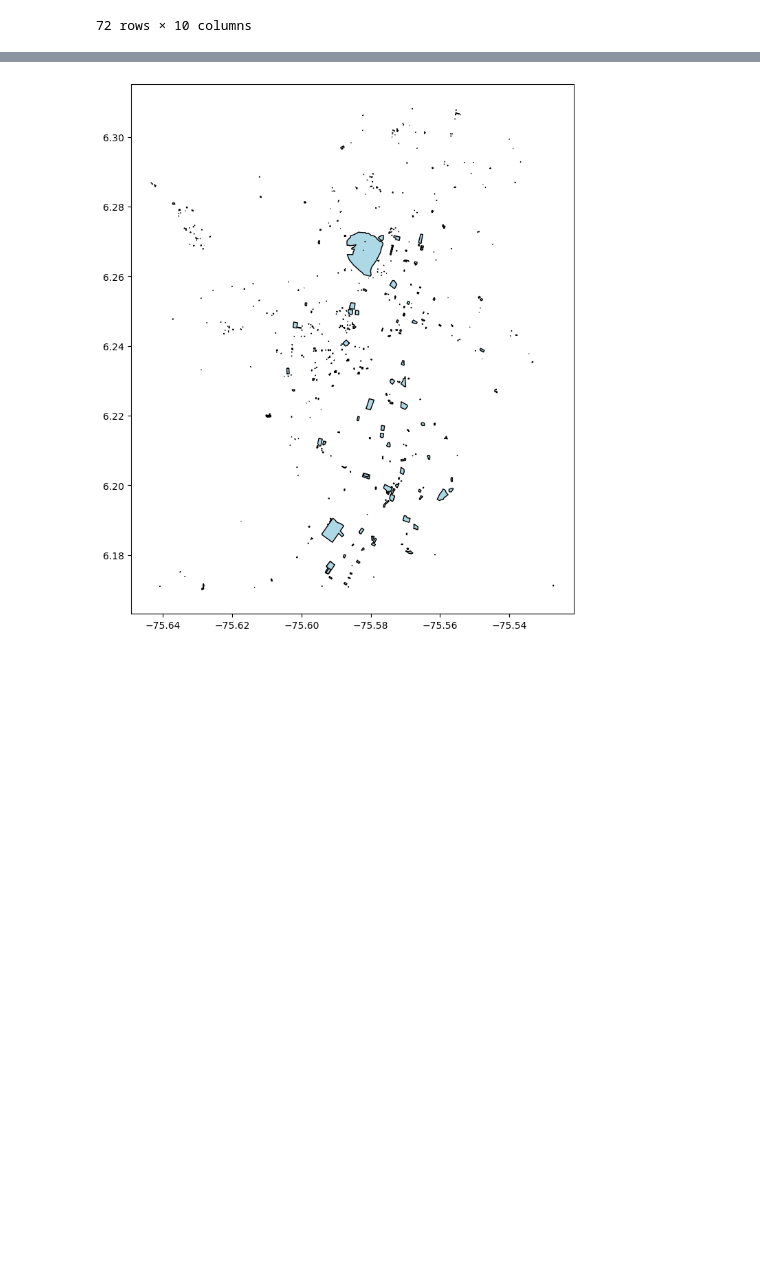
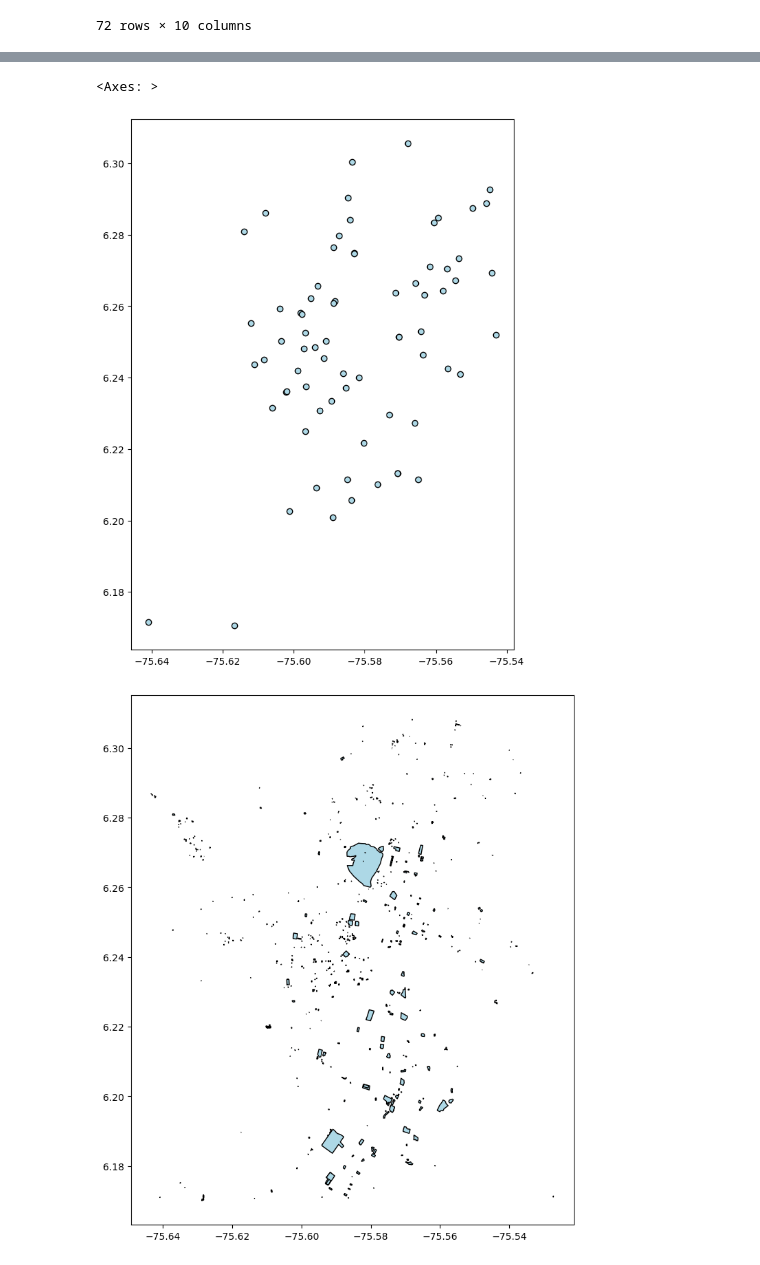
Before and after one commit to rpoandres/30DayMapChallenge2024, a Jupyter notebook: Points/Main.ipynb, the cells around one changed output, grey strips where cells are left out. Saved outputs shown, nothing was run; the diff lists cells and outputs as text; code cells hidden in the pictures; blank space fills up the shorter version.

Commit message:
First plot draft

```diff
--- a/Points/Main.ipynb
+++ b/Points/Main.ipynb
@@ -191,6 +191,15 @@ retail_gdf[
 | 2485 | 5417549197 | nodes | Tostao’ | None | None | None | cafe | None | None | POINT (-75.5761 6.21261) |
 | 3371 | 10167080273 | nodes | Tostao’ | None | None | None | cafe | None | None | POINT (-75.59947 6.24258) |
 | 3900 | 11271859852 | nodes | Tostao’ | None | None | None | cafe | None | None | POINT (-75.57195 6.20196) |
+# %%
+# Nodes - D1
+retail_gdf[
+    (retail_gdf["name"].str.contains("D1", case=False, na=False)) &
+    (retail_gdf["osm_type"] == "nodes")
+].plot(figsize=(10, 10), edgecolor="black", facecolor="lightblue")
+# %% [output]
+<Axes: >
+[figure, added]
 # %%
 # Polygons
 retail_gdf[retail_gdf['osm_type']=='ways_poly'].plot(figsize=(10, 10), edgecolor="black", facecolor="lightblue")
```
Also changed, not shown: parts of 13 cells of this notebook.
